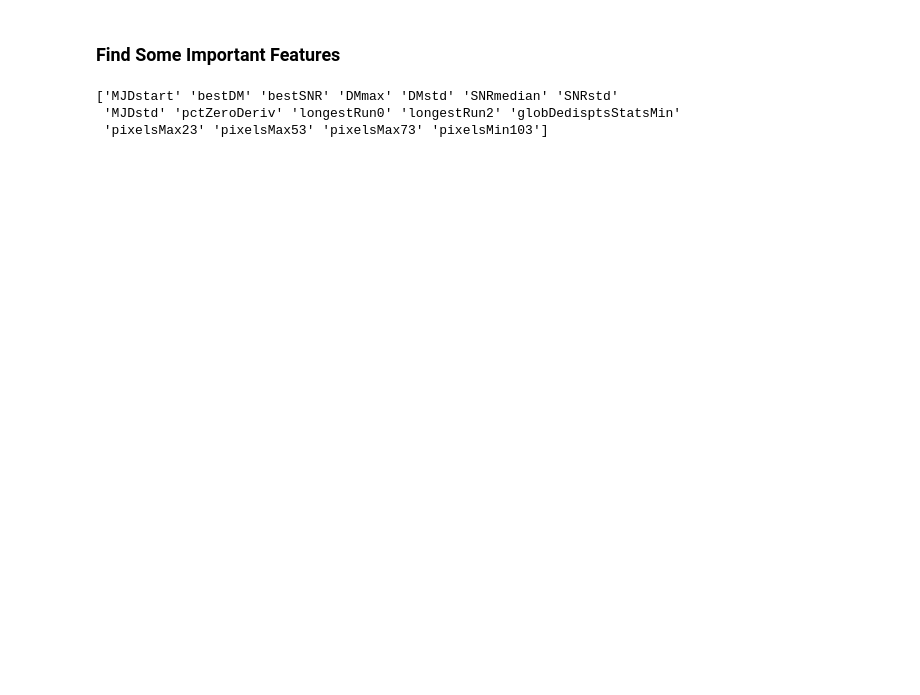
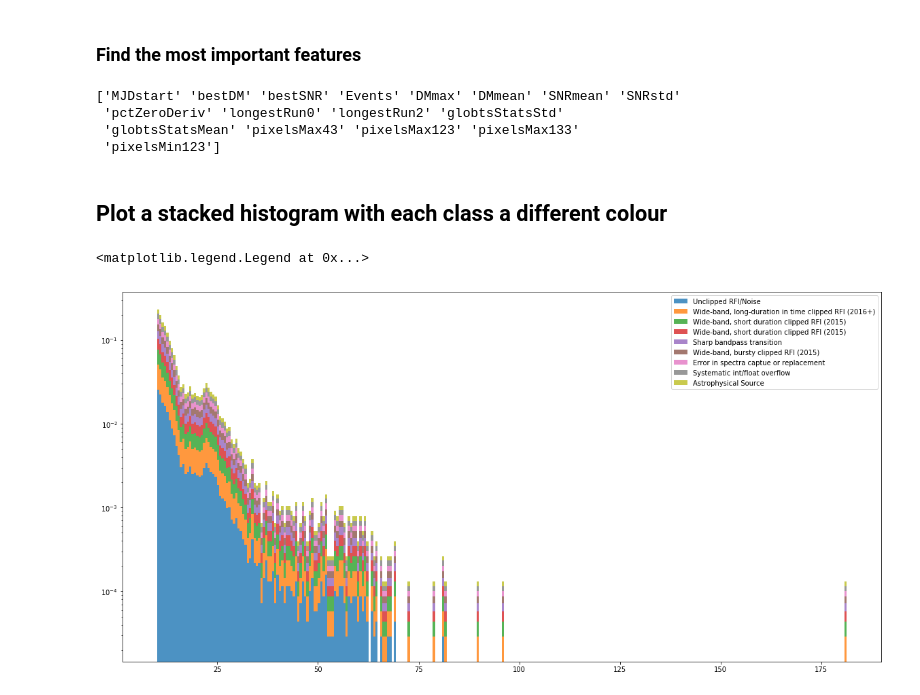
Before and after one commit to inigoval/pulseClassifier, a Jupyter notebook: notebooks/histograms.ipynb, the cells around one changed output. Saved outputs shown, nothing was run; the diff lists cells and outputs as text; code cells hidden in the pictures; blank space fills up the shorter version.

Commit message:
created preprocessing notebook to avoid having to rerun code added legend to stacked histogram added random number generator for random_seed to fimpgraph

```diff
--- a/notebooks/histograms.ipynb
+++ b/notebooks/histograms.ipynb
@@ -274,13 +1,28 @@ print preProcFeats.shape
-# %% [markdown]
-### Find Some Important Features
+# %% [markdown]
+### Find the most important features
 # %%
+#Import relevant packages:
 import sklearn.ensemble
 import sklearn.multiclass
 import sklearn.model_selection
+import numpy as np
+import pandas as pd
+import matplotlib.pyplot as plt
+%matplotlib inline
 
-k_fold = sklearn.model_selection.StratifiedKFold(n_splits=3, shuffle=True)
+#Read in preprocessed dataframes:
+featureDf = pd.read_pickle('./processed.files/featureDf')
+labelledDf = pd.read_pickle('./processed.files/labelledDf')
 
-randForest = sklearn.multiclass.OneVsRestClassifier(sklearn.ensemble.RandomForestClassifier()) #classifier for multiple labels
+#Read in preprocessed numpy arrays:
+preProcFeats = np.load('./processed.files/features.npy')
+preProcLabels = np.load('./processed.files/labels.npy')
+
+#Define the shuffling k-fold: - unecessary
+#k_fold = sklearn.model_selection.StratifiedKFold(n_splits=3, shuffle=True)
+
+#Use the RandomForest method for the OneVsRestClassifier and specify hyper-parameters:
+randForest = sklearn.multiclass.OneVsRestClassifier(sklearn.ensemble.RandomForestClassifier())
 
 clf = sklearn.multiclass.OneVsRestClassifier(estimator=sklearn.ensemble.RandomForestClassifier(bootstrap=True, class_weight=None, criterion='gini',
             max_depth=None, max_features='auto', max_leaf_nodes=None,
@@ -291,6 +33,7 @@ clf = sklearn.multiclass.OneVsRestClassifier(estimator=sklearn.ensemble.RandomFo
             warm_start=False),
           n_jobs=1)
 
+#Fit the model using the full data set and pull the names of the features as strings from the dataframe:
 fitmodel = clf.fit(preProcFeats, preProcLabels)
 
 featureStrs = featureDf.columns.values
@@ -316,14 +59,14 @@ for i in np.arange(3):
         fimp[maxargs] = -1
         fimps[idx] = fimp
 
-    #Make sure no feature indices are repeated & create new feature list:
-
+#Make sure no feature indices are repeated & create new feature list:
 featureidxs = np.unique(featureidxs).astype(int)
 featurez = featureStrs[featureidxs]
 print featurez
 
 #print features
 # %% [output]
-['MJDstart' 'bestDM' 'bestSNR' 'DMmax' 'DMstd' 'SNRmedian' 'SNRstd'
- 'MJDstd' 'pctZeroDeriv' 'longestRun0' 'longestRun2' 'globDedisptsStatsMin'
- 'pixelsMax23' 'pixelsMax53' 'pixelsMax73' 'pixelsMin103']
+['MJDstart' 'bestDM' 'bestSNR' 'Events' 'DMmax' 'DMmean' 'SNRmean' 'SNRstd'
+ 'pctZeroDeriv' 'longestRun0' 'longestRun2' 'globtsStatsStd'
+ 'globtsStatsMean' 'pixelsMax43' 'pixelsMax123' 'pixelsMax133'
+ 'pixelsMin123']
@@ -372,0 +73,26 @@ plt.hist(snrmeanarr, bins = 200, range = [6,17], normed = True, stacked = True,
+# %% [markdown]
+## Plot a stacked histogram with each class a different colour
+# %%
+labels = np.array([1,2,3,4,5,6,7,9])
+
+featarr = np.array([])
+
+for label in labels:
+    ndf = labelledDf[labelledDf['Label'] == label]
+
+    featcol = labelledDf.as_matrix(columns=['bestSNR'])
+
+    if label == 1:
+        featarr = featcol
+
+    featarr = np.c_[featarr, featcol]
+
+labellegend = 'Unclipped RFI/Noise', 'Wide-band, long-duration in time clipped RFI (2016+)', 'Wide-band, short duration clipped RFI (2015)', 'Wide-band, short duration clipped RFI (2015)', 'Sharp bandpass transition', 'Wide-band, bursty clipped RFI (2015)', 'Error in spectra captue or replacement', 'Systematic int/float overflow', 'Astrophysical Source'
+
+plt.figure(figsize=(20,10))
+plt.hist(featarr, bins = 300, normed = True, stacked = True, alpha = 0.8, label=labellegend)
+plt.yscale('log')
+plt.legend()
+# %% [output]
+<matplotlib.legend.Legend at 0x...>
+[figure, added]
```
Also changed, not shown: parts of 37 cells of this notebook, 2 other files.
